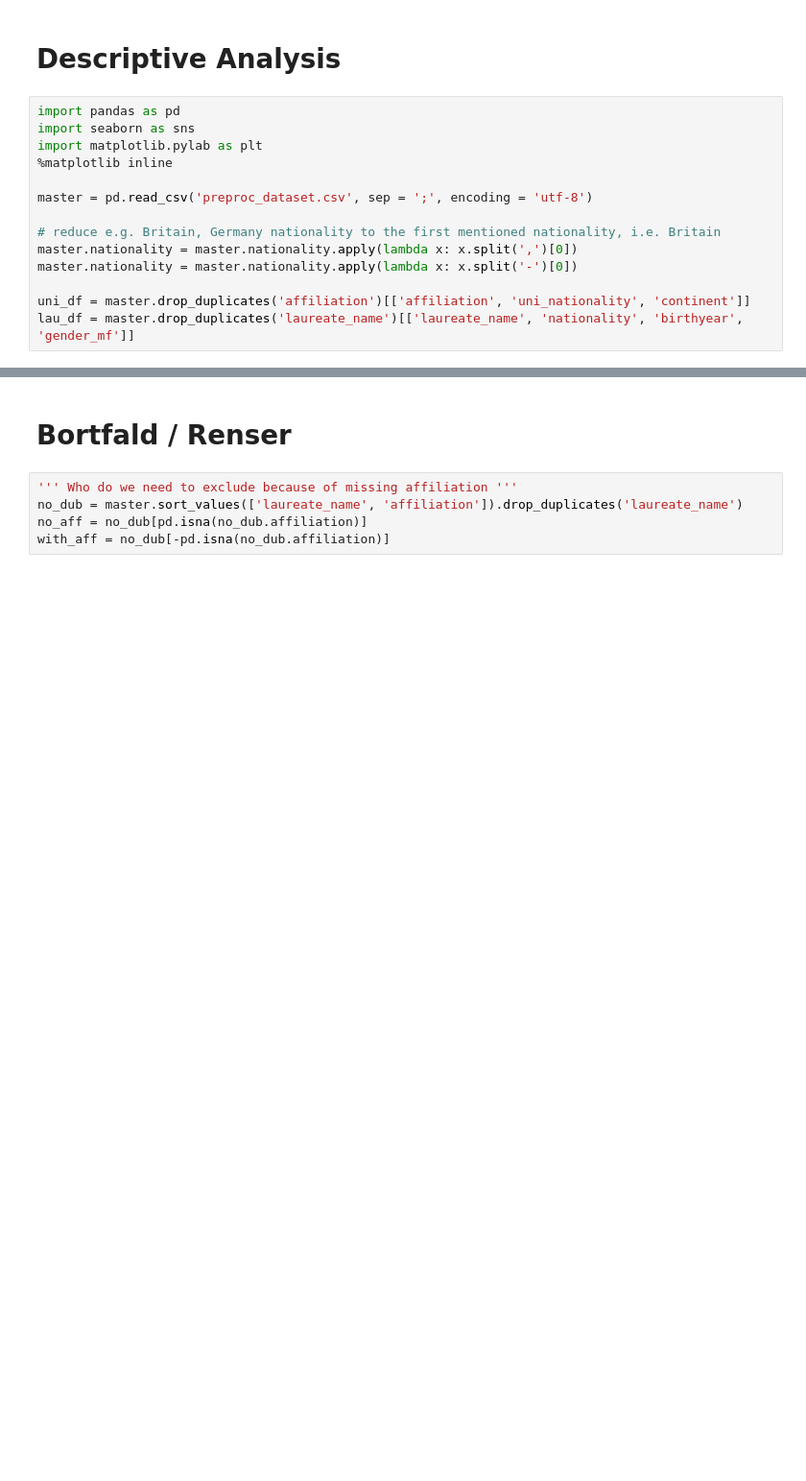
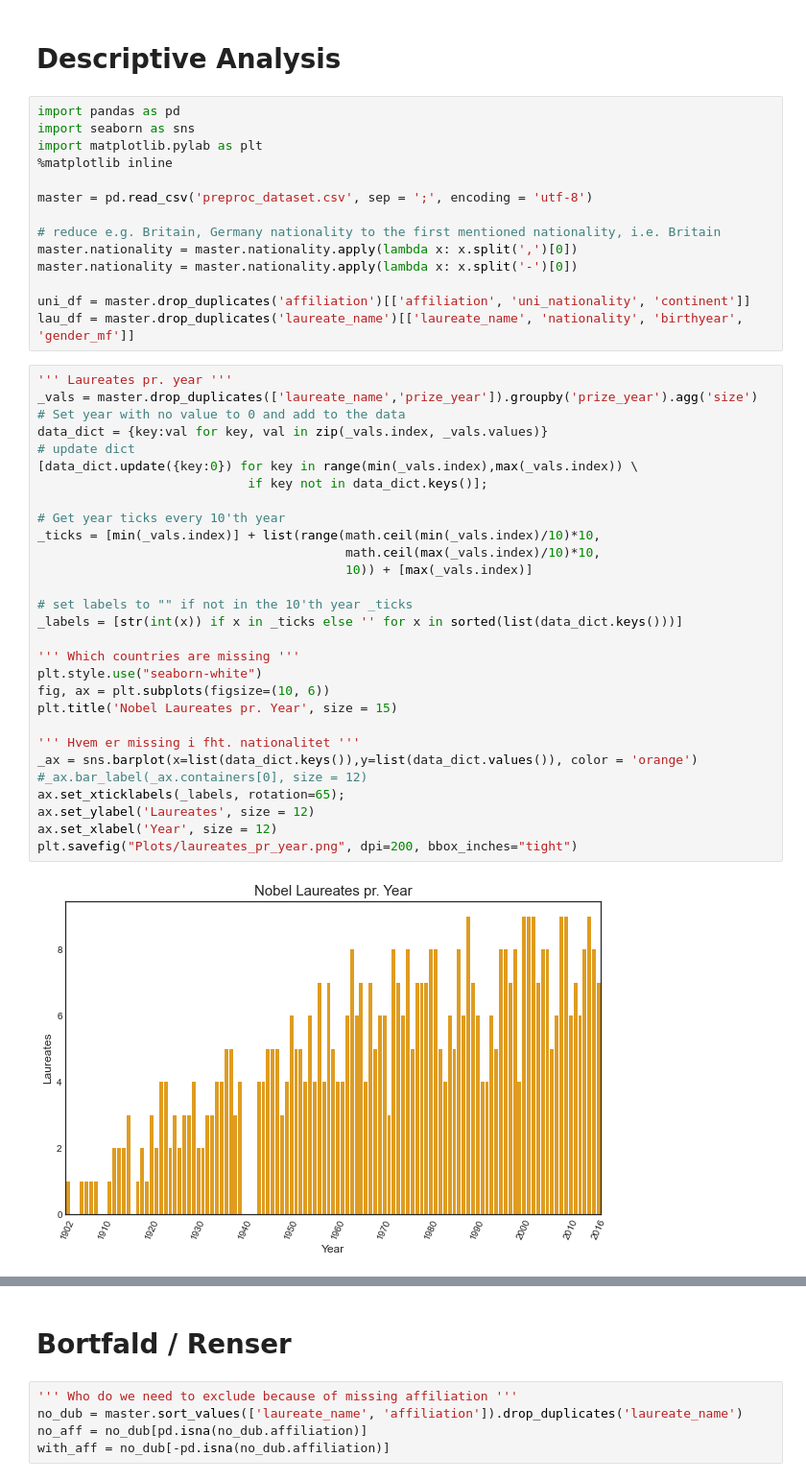
Before and after one commit to EsbenBL/AKOP2021, a Jupyter notebook: dataverse_files/Descriptive Analysis.ipynb, the cells around one changed output, grey strips where cells are left out. Shown at 96% size. Saved outputs shown, nothing was run; the diff lists cells and outputs as text; blank space fills up the shorter version.

```diff
--- a/dataverse_files/Descriptive Analysis.ipynb
+++ b/dataverse_files/Descriptive Analysis.ipynb
@@ -14,3 +14,34 @@ master.nationality = master.nationality.apply(lambda x: x.split('-')[0])
 
 uni_df = master.drop_duplicates('affiliation')[['affiliation', 'uni_nationality', 'continent']]
 lau_df = master.drop_duplicates('laureate_name')[['laureate_name', 'nationality', 'birthyear', 'gender_mf']]
+# %%
+''' Laureates pr. year '''
+_vals = master.drop_duplicates(['laureate_name','prize_year']).groupby('prize_year').agg('size')
+# Set year with no value to 0 and add to the data
+data_dict = {key:val for key, val in zip(_vals.index, _vals.values)}
+# update dict
+[data_dict.update({key:0}) for key in range(min(_vals.index),max(_vals.index)) \
+                            if key not in data_dict.keys()];
+
+# Get year ticks every 10'th year
+_ticks = [min(_vals.index)] + list(range(math.ceil(min(_vals.index)/10)*10,
+                                         math.ceil(max(_vals.index)/10)*10,
+                                         10)) + [max(_vals.index)]
+
+# set labels to "" if not in the 10'th year _ticks
+_labels = [str(int(x)) if x in _ticks else '' for x in sorted(list(data_dict.keys()))]
+
+''' Which countries are missing '''
+plt.style.use("seaborn-white")
+fig, ax = plt.subplots(figsize=(10, 6))
+plt.title('Nobel Laureates pr. Year', size = 15)
+
+''' Hvem er missing i fht. nationalitet '''
+_ax = sns.barplot(x=list(data_dict.keys()),y=list(data_dict.values()), color = 'orange')
+#_ax.bar_label(_ax.containers[0], size = 12)
+ax.set_xticklabels(_labels, rotation=65);
+ax.set_ylabel('Laureates', size = 12)
+ax.set_xlabel('Year', size = 12)
+plt.savefig("Plots/laureates_pr_year.png", dpi=200, bbox_inches="tight")
+# %% [output]
+[figure, added]
```
Also changed, not shown: parts of 5 cells of this notebook, 54 other files.
